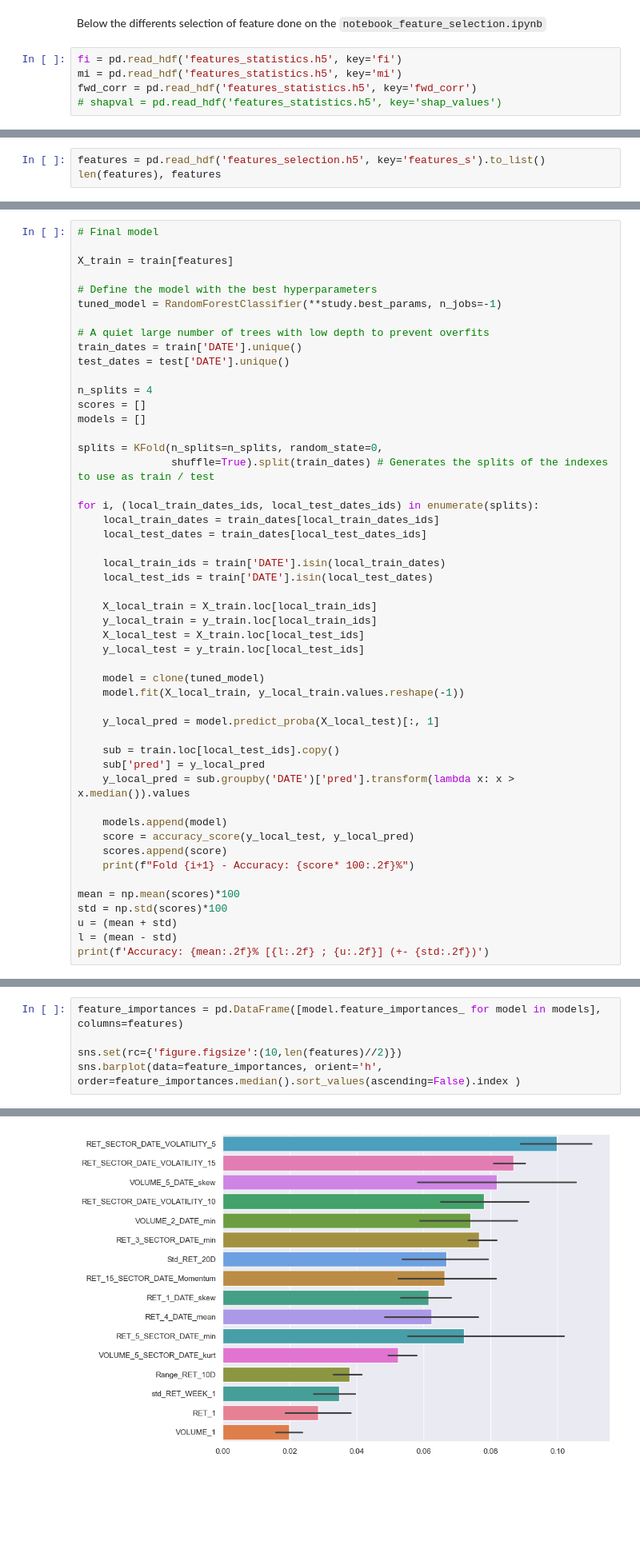
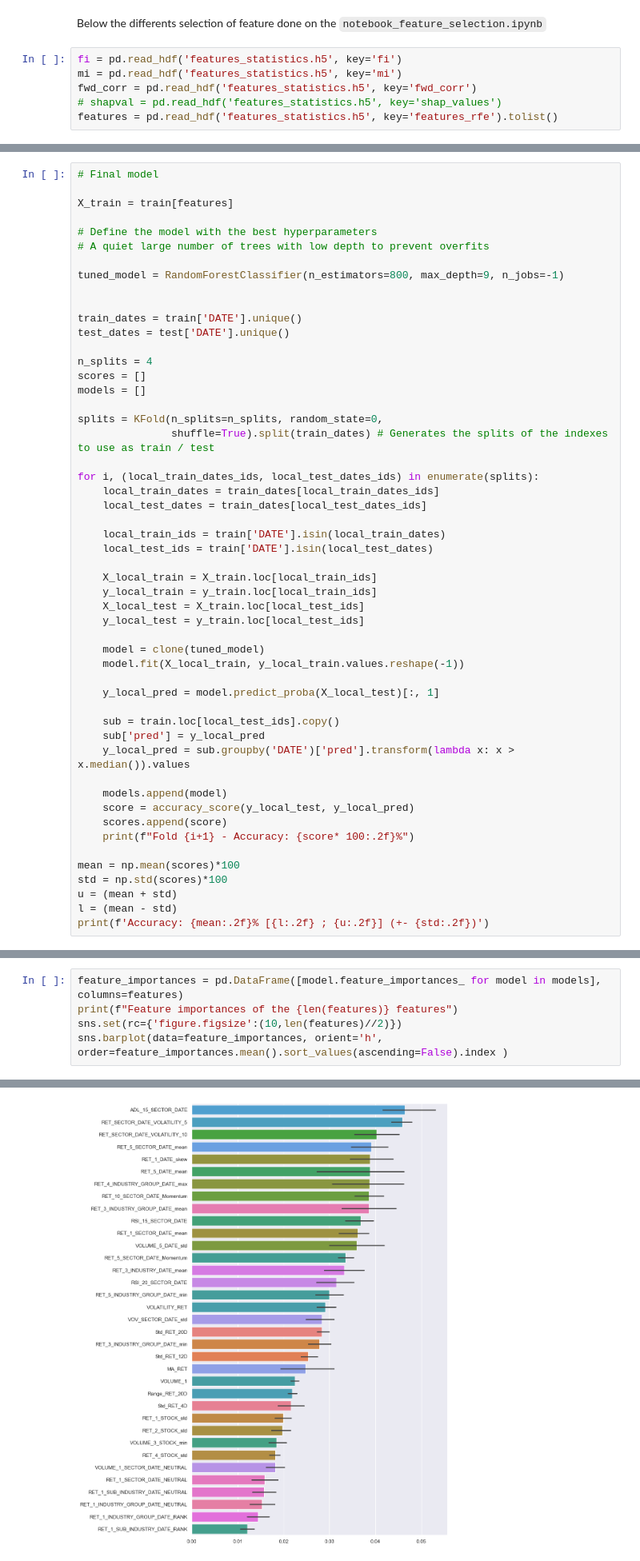
Before and after one commit to Bilg4me/QRT-2020, a Jupyter notebook: notebook_tuning.ipynb, the cells around one changed output, grey strips where cells are left out. Shown at 80% size. Saved outputs shown, nothing was run; the diff lists cells and outputs as text; blank space fills up the shorter version.

```diff
--- a/notebook_tuning.ipynb
+++ b/notebook_tuning.ipynb
@@ -32,3 +32,4 @@ fi = pd.read_hdf('features_statistics.h5', key='fi')
 mi = pd.read_hdf('features_statistics.h5', key='mi')
 fwd_corr = pd.read_hdf('features_statistics.h5', key='fwd_corr')
 # shapval = pd.read_hdf('features_statistics.h5', key='shap_values')
+features = pd.read_hdf('features_statistics.h5', key='features_rfe').tolist()
@@ -52,5 +36,2 @@ VOLATILITY_cols = x_train.columns[x_train.columns.str.contains('VOLATILITY')].to
 # %% [markdown]
 Here I'm testing various combinations of subsets to find the best recipe.
-# %%
-features = pd.read_hdf('features_selection.h5', key='features_s').to_list()
-len(features), features
@@ -158,9 +127,11 @@ A Random Forest (RF) model is chosen for the Benchmark. We consider a large numb
 X_train = train[features]
 
 # Define the model with the best hyperparameters
-tuned_model = RandomForestClassifier(**study.best_params, n_jobs=-1)
+# A quiet large number of trees with low depth to prevent overfits
 
-# A quiet large number of trees with low depth to prevent overfits
+tuned_model = RandomForestClassifier(n_estimators=800, max_depth=9, n_jobs=-1)
+
+
 train_dates = train['DATE'].unique()
 test_dates = test['DATE'].unique()
 
@@ -228,6 +190,6 @@ Accuracy: 51.98% (+- 0.91)
 # %%
 feature_importances = pd.DataFrame([model.feature_importances_ for model in models], columns=features)
-
+print(f"Feature importances of the {len(features)} features")
 sns.set(rc={'figure.figsize':(10,len(features)//2)})
-sns.barplot(data=feature_importances, orient='h', order=feature_importances.median().sort_values(ascending=False).index )
+sns.barplot(data=feature_importances, orient='h', order=feature_importances.mean().sort_values(ascending=False).index )
 # %% [output]
@@ -235,4 +198,4 @@ sns.barplot(data=feature_importances, orient='h', order=feature_importances.medi
-[figure, old version]
+[figure, new version]
 # %% [markdown]
 ## Generate the submission
 
```
Also changed, not shown: parts of 10 cells of this notebook, 5 other files.
